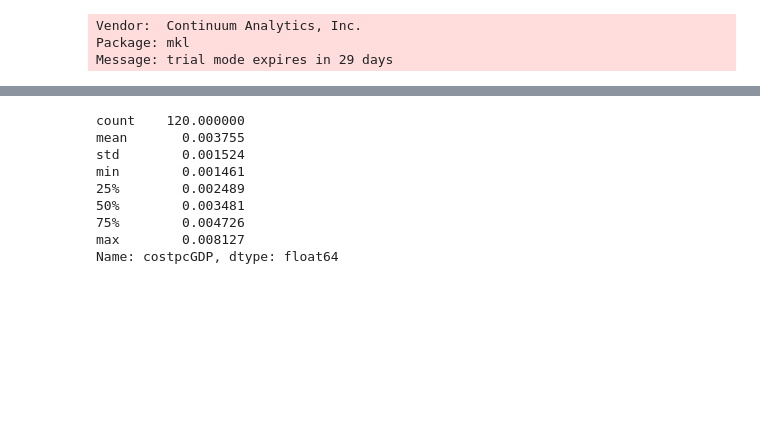
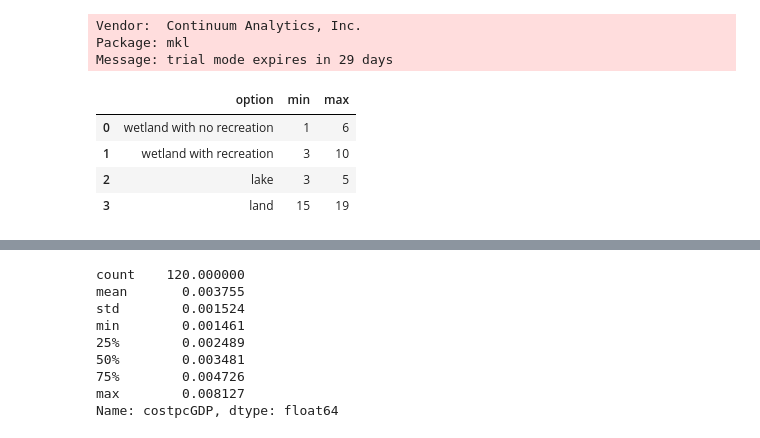
Before and after one commit to julierozz/create_files_for_mike11, a Jupyter notebook: wetland_vs_lake_vs_land-reverse-today.ipynb, the cells around one changed output, grey strips where cells are left out. Saved outputs shown, nothing was run; the diff lists cells and outputs as text; code cells hidden in the pictures; blank space fills up the shorter version.

```diff
--- a/wetland_vs_lake_vs_land-reverse-today.ipynb
+++ b/wetland_vs_lake_vs_land-reverse-today.ipynb
@@ -11,6 +11,14 @@ Package: mkl
 Message: trial mode expires in 29 days
 # %%
 cba = read_csv("data_cba/cba_no_flood_million_rs_per_ha.csv")
+# %%
+cba
+# %% [output]
+|  | option | min | max |
+| 0 | wetland with no recreation | 1 | 6 |
+| 1 | wetland with recreation | 3 | 10 |
+| 2 | lake | 3 | 5 |
+| 3 | land | 15 | 19 |
 # %%
 cba[['min','max']]=cba[['min','max']]*2300*10**(-3)
 # %%
```
Also changed, not shown: parts of 13 cells of this notebook.
